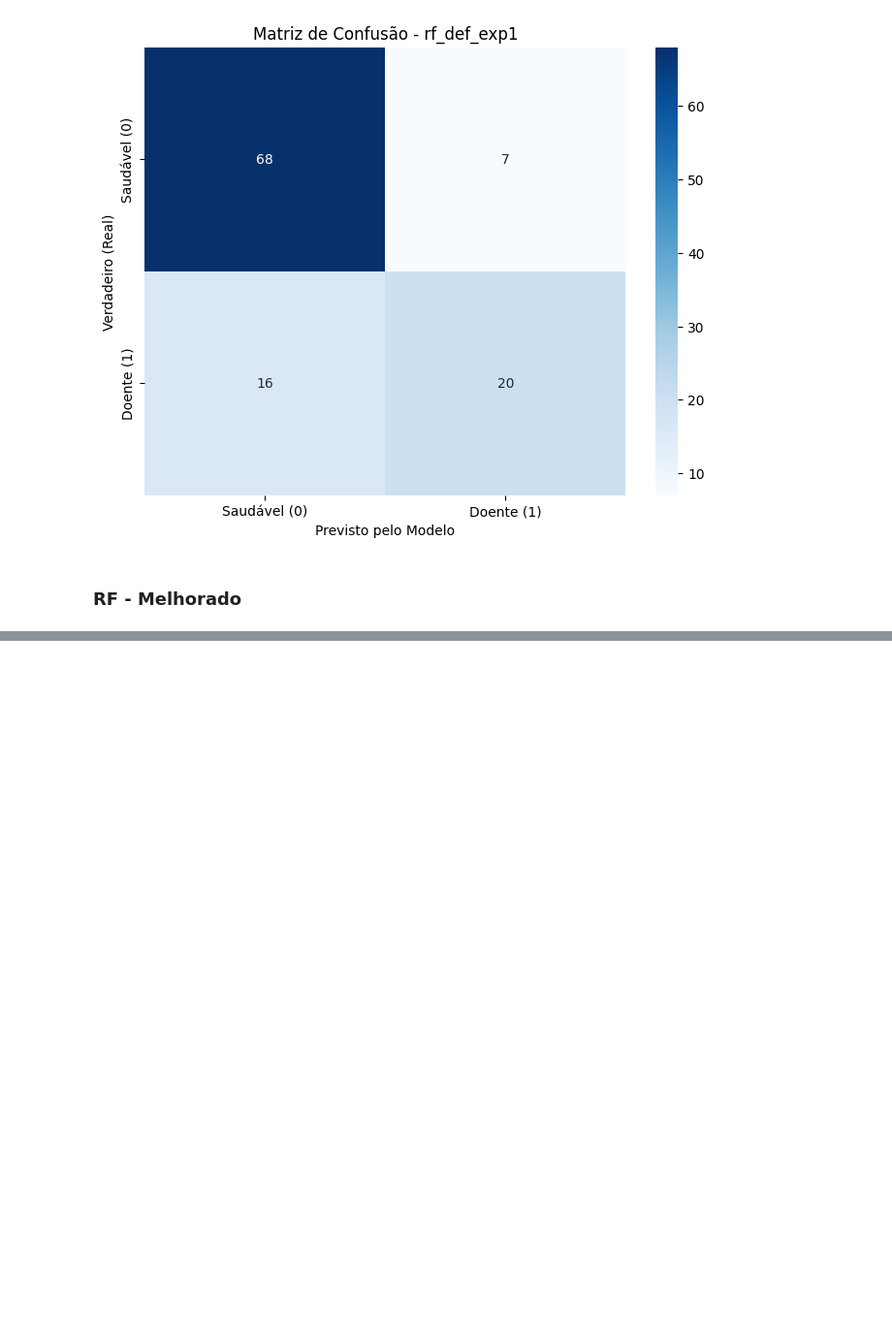
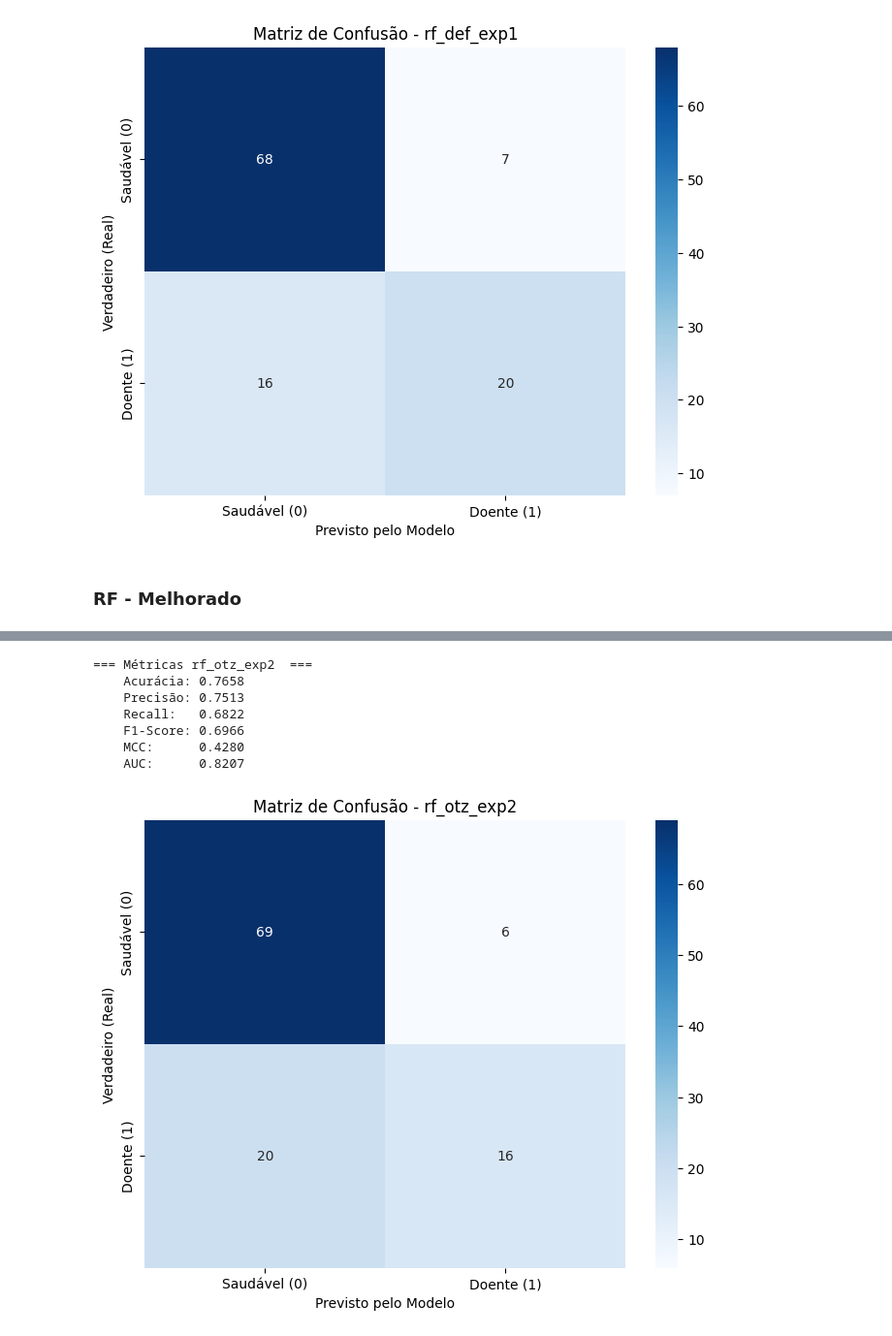
Before and after one commit to RenanCatini/cbc_covid19, a Jupyter notebook: notebooks/04_rf.ipynb, the cells around one changed output, grey strips where cells are left out. Shown at 97% size. Saved outputs shown, nothing was run; the diff lists cells and outputs as text; code cells hidden in the pictures; blank space fills up the shorter version.

```diff
--- a/notebooks/04_rf.ipynb
+++ b/notebooks/04_rf.ipynb
@@ -136,0 +170,4 @@ save_results(y_pred_otz_exp1, y_prob_otz_exp1, 'rf_otz_exp1', caminho)
+# %%
+# Criar o experimento
+experimento_2 = RandomForestExperiment(X_train_exp2, y_train_exp2, 'rf_otz_exp2', caminho)
+experimento_2.tune_and_fit(n_trials=50)
@@ -136,0 +195,16 @@ save_results(y_pred_otz_exp1, y_prob_otz_exp1, 'rf_otz_exp1', caminho)
+# %%
+# Avaliar resultados e salvar
+y_pred_otz_exp2 = experimento_2.best_model.predict(X_test_exp2)
+y_prob_otz_exp2 = experimento_2.best_model.predict_proba(X_test_exp2)[:, 1]
+
+evaluate_model(y_test_exp2, y_pred_otz_exp2, y_prob_otz_exp2, 'rf_otz_exp2')
+save_results(y_pred_otz_exp2, y_prob_otz_exp2, 'rf_otz_exp2', caminho)
+# %% [output]
+=== Métricas rf_otz_exp2  ===
+    Acurácia: 0.7658
+    Precisão: 0.7513
+    Recall:   0.6822
+    F1-Score: 0.6966
+    MCC:      0.4280
+    AUC:      0.8207
+[figure, added]
```
Also changed, not shown: parts of 11 cells of this notebook, 13 other files.
